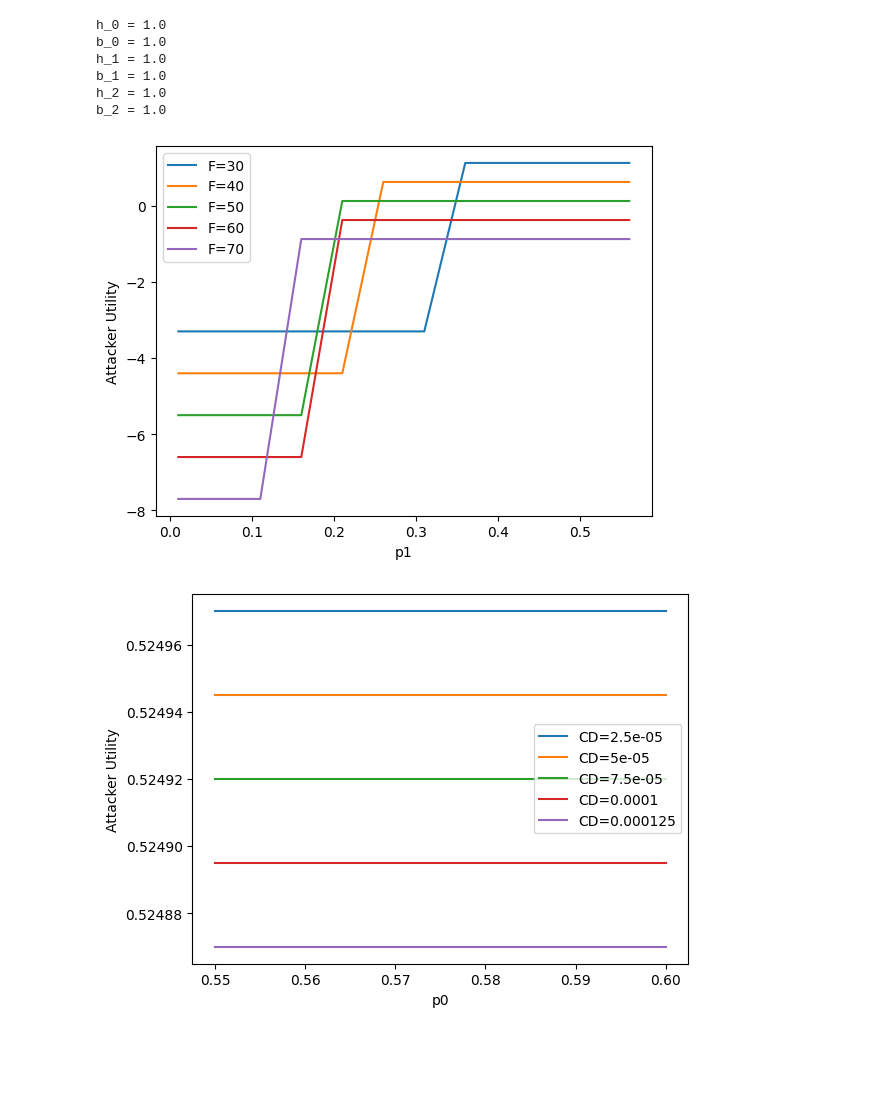
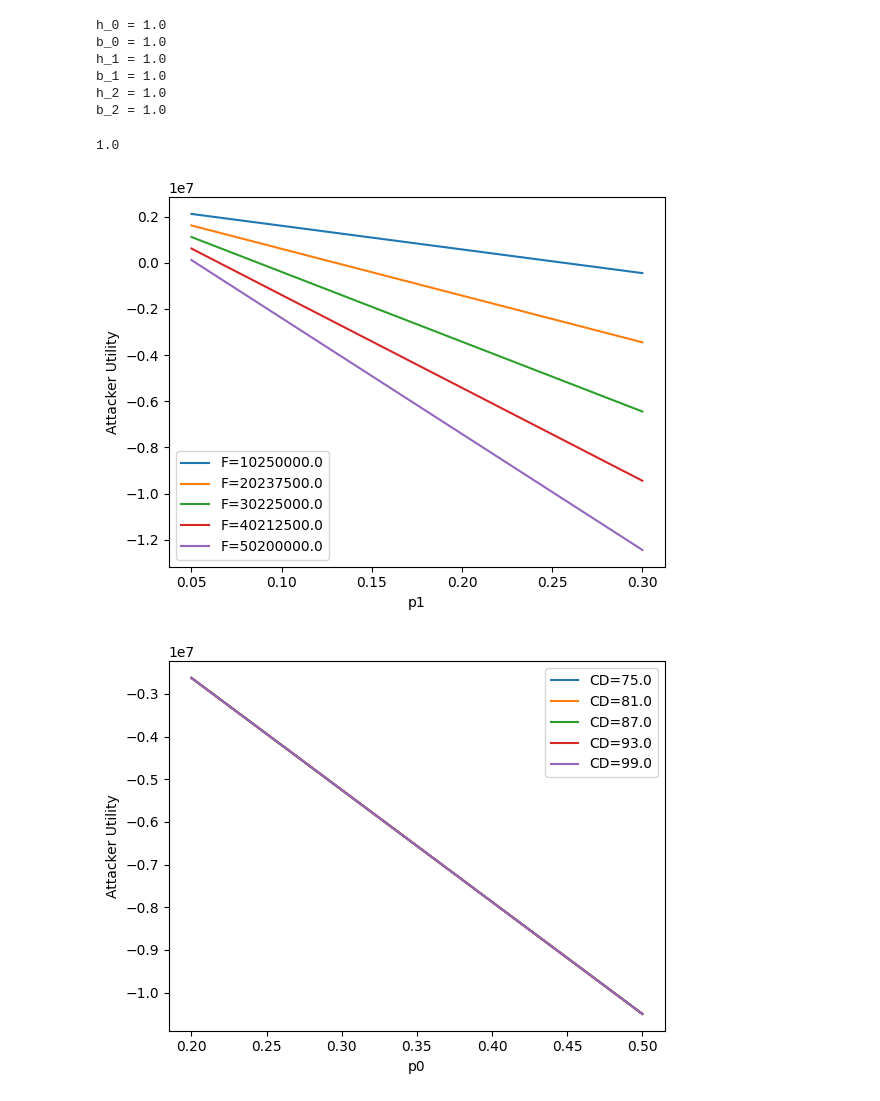
Before and after one commit to bhusalb/gt-ransomware-simulation, a Jupyter notebook: Ransomware_simulation.ipynb, the cells around one changed output. Cells and saved outputs as stored; diff of their text form; code cells hidden in the pictures; blank space fills up the shorter version.

```diff
--- a/Ransomware_simulation.ipynb
+++ b/Ransomware_simulation.ipynb
@@ -107,6 +109,14 @@ class Parameters:
             k=sampled_params['k'],
             h_i=sampled_params['h_i']
         )
+
+    def __str__(self):
+        return (f"B: {self.B}, C_ht: {self.C_ht}, n_ht: {self.n_ht}, C_hp: {self.C_hp}, C_hf: {self.C_hf}, n_hf: {self.n_hf}, "
+                f"C_nh: {self.C_nh}, C_D: {self.C_D}, C_x: {self.C_x}, V_i: {self.V_i}, V_i_prime: {self.V_i_prime}, "
+                f"V_p: {self.V_p}, R_i: {self.R_i}, b_i: {self.b_i}, d_i: {self.d_i}, c_i: {self.c_i}, e_i: {self.e_i}, "
+                f"x_i: {self.x_i}, p_0: {self.p_0}, p_1: {self.p_1}, p_2: {self.p_2}, p_3: {self.p_3}, T: {self.T}, "
+                f"F: {self.F}, k: {self.k}, h_i: {self.h_i}")
+
 
     def clone(self):
         init_attributes = set(Parameters.__init__.__code__.co_varnames[1:])
@@ -1027,11 +1035,18 @@ b_2 = 1.0
 
 
 # New Table
-sample = Parameters(T=10,B=0.0005,C_D=0.000075,F=26.25, C_x=0.000005, V_i=112, V_p=10.93, R_i=2.625, V_i_prime=4.38,
-                    C_ht=0.03, n_ht=0.67,C_hp=0.75, C_hf=0.1,n_hf=0.3,C_nh=0.2, p_0=0.05, p_1=0.08, p_2=0.11, p_3=0.14,  k=None)
+# Normalized instance
 
+# sample = Parameters(T=10,B=0.0005,C_D=0.000075,F=26.25, C_x=0.000005, V_i=112, V_p=10.93, R_i=2.625, V_i_prime=4.38,
+#                   C_ht=0.03, n_ht=0.67,C_hp=0.75, C_hf=0.1,n_hf=0.3,C_nh=0.2, p_0=0.05, p_1=0.08, p_2=0.11, p_3=0.14,  k=None)
 
-# Check if the cloned instance has the same attribute values as the original instance
+# Non normalized instance
+sample = Parameters(T=10, B=0.0005*1e6, C_D=0.000075*1e6, F=26.25*1e6, C_x=0.000005*1e6, V_i=112*1e6, V_p=10.93*1e6, R_i=2.625*1e6, V_i_prime=4.38*1e6,
+                    C_ht=0.03*1e6, n_ht=0.67*1e6, C_hp=0.75*1e6, C_hf=0.1*1e6, n_hf=0.3*1e6, C_nh=0.2*1e6, p_0=0.5, p_1=0.8, p_2=0.11, p_3=0.14, k=None)
+
+print(sample.tau)
+# %% [output]
+1.0
 # %%
 from collections import defaultdict
 import matplotlib.pyplot as plt
@@ -1044,9 +1059,10 @@ Ei = defaultdict(list)
 
 # F_range = range(7500, 12000, 1000)
 
-F_range = range(30, 80, 10)
 
-p1_range = np.arange(0.01,0.59,0.05)
+F_range = generate_log_range(10.25*1e6,50.2*1e6,5)
+
+p1_range = generate_log_range(0.05,0.3,10)
 
 
 
@@ -1055,8 +1071,8 @@ for F in F_range:
         p = sample.clone()
         p.F=F
         p.p_1=p1
+        e_a_b_1 = t_u_3_1(p)
 
-        e_a_b_1 = t_u_3_1(p)
 
         Fi[F].append(p1)
         Ei[F].append(e_a_b_1)
@@ -1078,7 +1094,7 @@ plt.savefig("n1.pdf", format="pdf", bbox_inches="tight")
 # Displaying the plot
 plt.show()
 # %% [output]
-[figure, old version]
+[figure, new version]
 # %%
 from collections import defaultdict
 import matplotlib.pyplot as plt
@@ -1087,39 +1103,38 @@ Fi = defaultdict(list)
 Ei = defaultdict(list)
 
 # Attacker utils eval for F and p0
-F_range = range(25, 150, 25)
-p1_range = generate_log_range(0.55,0.6,10)
+F_range = generate_log_range(0.000075*1e6,0.000099*1e6,5)
+p1_range = generate_log_range(0.2,0.5,10)
 
-F_range = [item / 1000000 for item in F_range]
 
 for F in F_range:
     for p1 in p1_range:
         p = sample.clone()
         p.C_D=F
         p.p_0=p1
         e_a_b_1 = t_u_3_1(p)
 
         Fi[F].append(p1)
         Ei[F].append(e_a_b_1)
 
 # Generate multiple lines on the same plot
 for F in F_range:
     plt.plot(Fi[F], Ei[F], label=f'CD={F}')
 
 # Adding title and labels
 plt.xlabel("p0")
 plt.ylabel("Attacker Utility")
 
 # Adding a legend
 plt.legend()
 
 plt.savefig("n2.pdf", format="pdf", bbox_inches="tight")
 
 
 # Displaying the plot
 plt.show()
 # %% [output]
-[figure, old version]
+[figure, new version]
 # %%
 from collections import defaultdict
 import matplotlib.pyplot as plt
```
Also changed, not shown: parts of 22 cells of this notebook, 1 other file.
